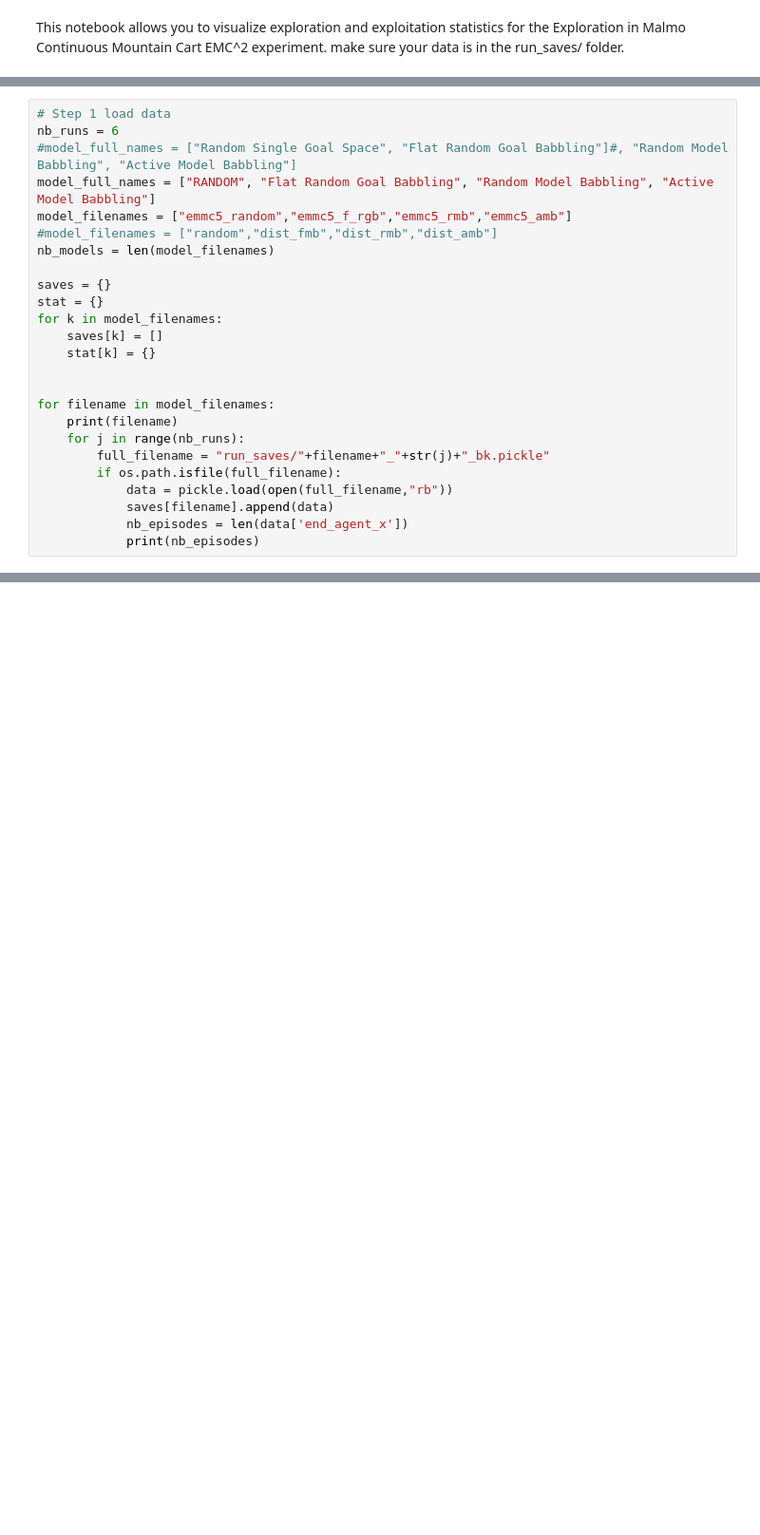
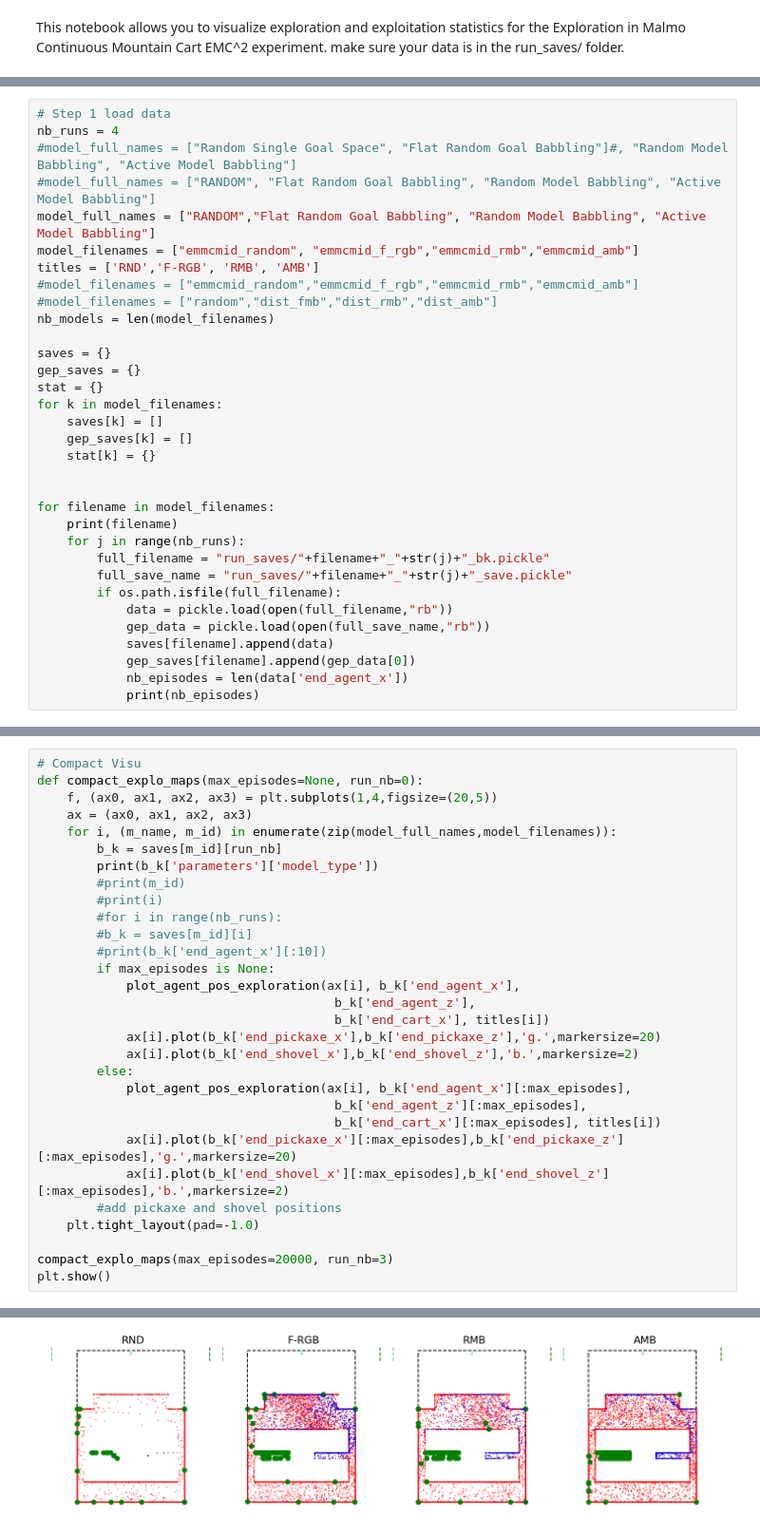
Before and after one commit to rPortelas/malmo_mountain_cart, a Jupyter notebook: data_visualization_emmc.ipynb, the cells around one changed output, grey strips where cells are left out. Shown at 95% size. Saved outputs shown, nothing was run; the diff lists cells and outputs as text; blank space fills up the shorter version.

```diff
--- a/data_visualization_emmc.ipynb
+++ b/data_visualization_emmc.ipynb
@@ -11,16 +15,21 @@ import scipy.stats as sp
 # %%
 # Step 1 load data
-nb_runs = 6
+nb_runs = 4
 #model_full_names = ["Random Single Goal Space", "Flat Random Goal Babbling"]#, "Random Model Babbling", "Active Model Babbling"]
-model_full_names = ["RANDOM", "Flat Random Goal Babbling", "Random Model Babbling", "Active Model Babbling"]
-model_filenames = ["emmc5_random","emmc5_f_rgb","emmc5_rmb","emmc5_amb"]
+#model_full_names = ["RANDOM", "Flat Random Goal Babbling", "Random Model Babbling", "Active Model Babbling"]
+model_full_names = ["RANDOM","Flat Random Goal Babbling", "Random Model Babbling", "Active Model Babbling"]
+model_filenames = ["emmcmid_random", "emmcmid_f_rgb","emmcmid_rmb","emmcmid_amb"]
+titles = ['RND','F-RGB', 'RMB', 'AMB']
+#model_filenames = ["emmcmid_random","emmcmid_f_rgb","emmcmid_rmb","emmcmid_amb"]
 #model_filenames = ["random","dist_fmb","dist_rmb","dist_amb"]
 nb_models = len(model_filenames)
 
 saves = {}
+gep_saves = {}
 stat = {}
 for k in model_filenames:
     saves[k] = []
+    gep_saves[k] = []
     stat[k] = {}
 
 
@@ -28,9 +37,12 @@ for filename in model_filenames:
     print(filename)
     for j in range(nb_runs):
         full_filename = "run_saves/"+filename+"_"+str(j)+"_bk.pickle"
+        full_save_name = "run_saves/"+filename+"_"+str(j)+"_save.pickle"
         if os.path.isfile(full_filename):
             data = pickle.load(open(full_filename,"rb"))
+            gep_data = pickle.load(open(full_save_name,"rb"))
             saves[filename].append(data)
+            gep_saves[filename].append(gep_data[0])
             nb_episodes = len(data['end_agent_x'])
             print(nb_episodes)
 # %% [output]
@@ -143,0 +125,31 @@ emmc5_amb
+# %%
+# Compact Visu
+def compact_explo_maps(max_episodes=None, run_nb=0):
+    f, (ax0, ax1, ax2, ax3) = plt.subplots(1,4,figsize=(20,5))
+    ax = (ax0, ax1, ax2, ax3)
+    for i, (m_name, m_id) in enumerate(zip(model_full_names,model_filenames)):
+        b_k = saves[m_id][run_nb]
+        print(b_k['parameters']['model_type'])
+        #print(m_id)
+        #print(i)
+        #for i in range(nb_runs):
+        #b_k = saves[m_id][i]
+        #print(b_k['end_agent_x'][:10])
+        if max_episodes is None:
+            plot_agent_pos_exploration(ax[i], b_k['end_agent_x'],
+                                        b_k['end_agent_z'],
+                                        b_k['end_cart_x'], titles[i])
+            ax[i].plot(b_k['end_pickaxe_x'],b_k['end_pickaxe_z'],'g.',markersize=20)
+            ax[i].plot(b_k['end_shovel_x'],b_k['end_shovel_z'],'b.',markersize=2)
+        else:
+            plot_agent_pos_exploration(ax[i], b_k['end_agent_x'][:max_episodes],
+                                        b_k['end_agent_z'][:max_episodes],
+                                        b_k['end_cart_x'][:max_episodes], titles[i])
+            ax[i].plot(b_k['end_pickaxe_x'][:max_episodes],b_k['end_pickaxe_z'][:max_episodes],'g.',markersize=20)
+            ax[i].plot(b_k['end_shovel_x'][:max_episodes],b_k['end_shovel_z'][:max_episodes],'b.',markersize=2)
+        #add pickaxe and shovel positions
+    plt.tight_layout(pad=-1.0)
+
+compact_explo_maps(max_episodes=20000, run_nb=3)
+plt.show()
+# %% [output]
@@ -143,0 +160 @@ emmc5_amb
+[figure, added]
```
Also changed, not shown: parts of 16 cells of this notebook, 5 other files.
